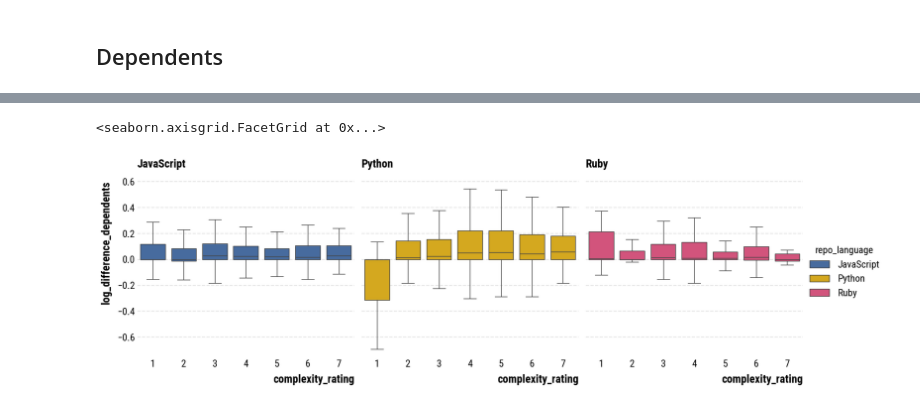
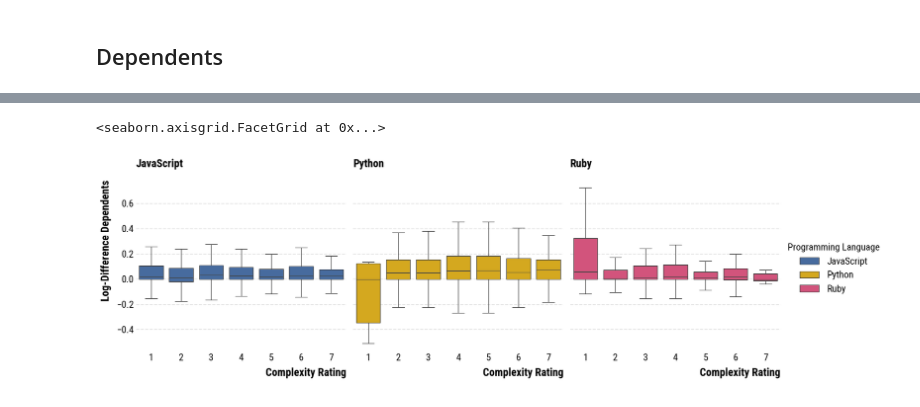
Before and after one commit to evamaxfield/dg-uoi-analysis, a Jupyter notebook: notebooks/release-content-one-year.ipynb, the cells around one changed output, grey strips where cells are left out. Cells and saved outputs as stored; diff of their text form; code cells hidden in the pictures.

```diff
--- a/notebooks/release-content-one-year.ipynb
+++ b/notebooks/release-content-one-year.ipynb
@@ -205,7 +228,7 @@ for col_name in selected_columns:
 log_diff_dependents_ecosystem_release_type = (
     df.filter(pl.col("repo_language").is_in(["JavaScript", "Python", "Ruby"]))
     .filter(pl.col("release_type") != "unknown")
-    .filter(pl.col("num_dependents_on_release_date").gt(pl.lit(1)))
+    .filter(pl.col("num_dependents_on_release_date").ge(pl.lit(5)))
     .select(
         pl.col("repository_uuid"),
         pl.col("release_version"),
@@ -303,20 +346,24 @@ g = sns.catplot(
 # %%
 g = sns.catplot(
-    modeling_data,
-    x="complexity_rating",
-    y="log_difference_dependents",
-    col="repo_language",
+    modeling_data.with_columns(
+        pl.col("complexity_rating").alias("Complexity Rating"),
+        pl.col("log_difference_dependents").alias("Log-Difference Dependents"),
+        pl.col("repo_language").alias("Programming Language"),
+    ),
+    x="Complexity Rating",
+    y="Log-Difference Dependents",
+    col="Programming Language",
     col_order=["JavaScript", "Python", "Ruby"],
     kind="box",
     showfliers=False,
-    hue="repo_language",
+    hue="Programming Language",
     hue_order=["JavaScript", "Python", "Ruby"],
 )
 
 g.set_titles("{col_name}")
 # %% [output]
 <seaborn.axisgrid.FacetGrid at 0x...>
-[figure, old version]
+[figure, new version]
 # %%
 # Compute kendall tau correlation for each repo language
 for language in ["JavaScript", "Python", "Ruby"]:
```
Also changed, not shown: parts of 11 cells of this notebook, 3 other files.
